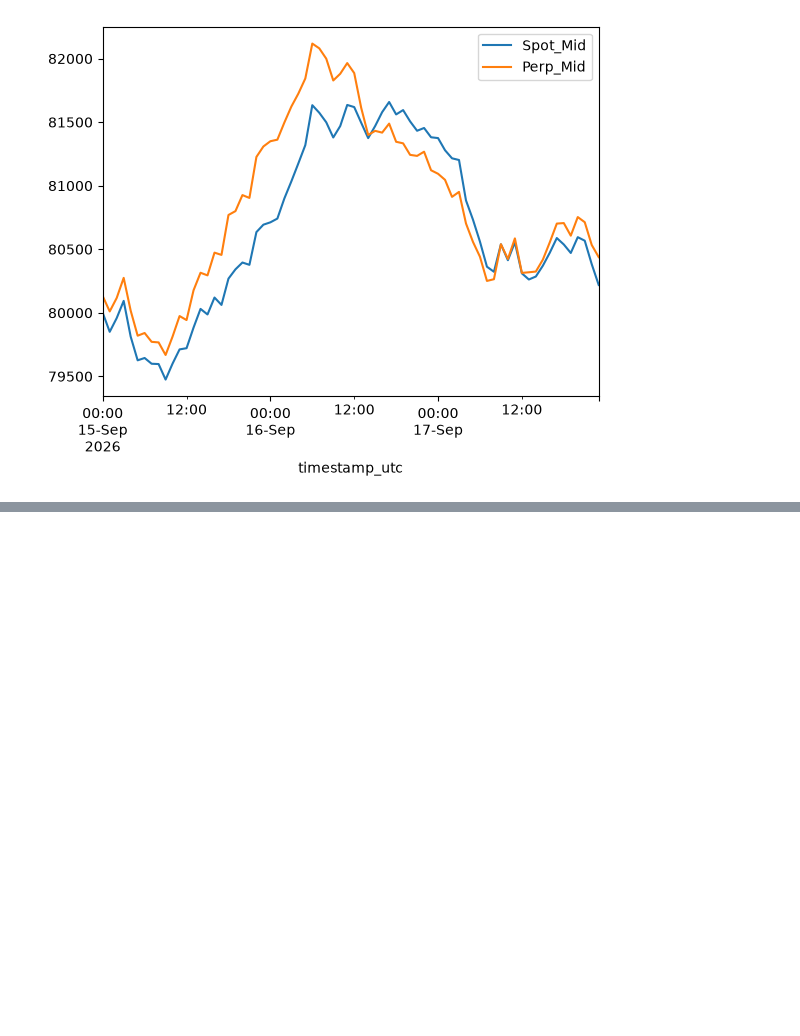
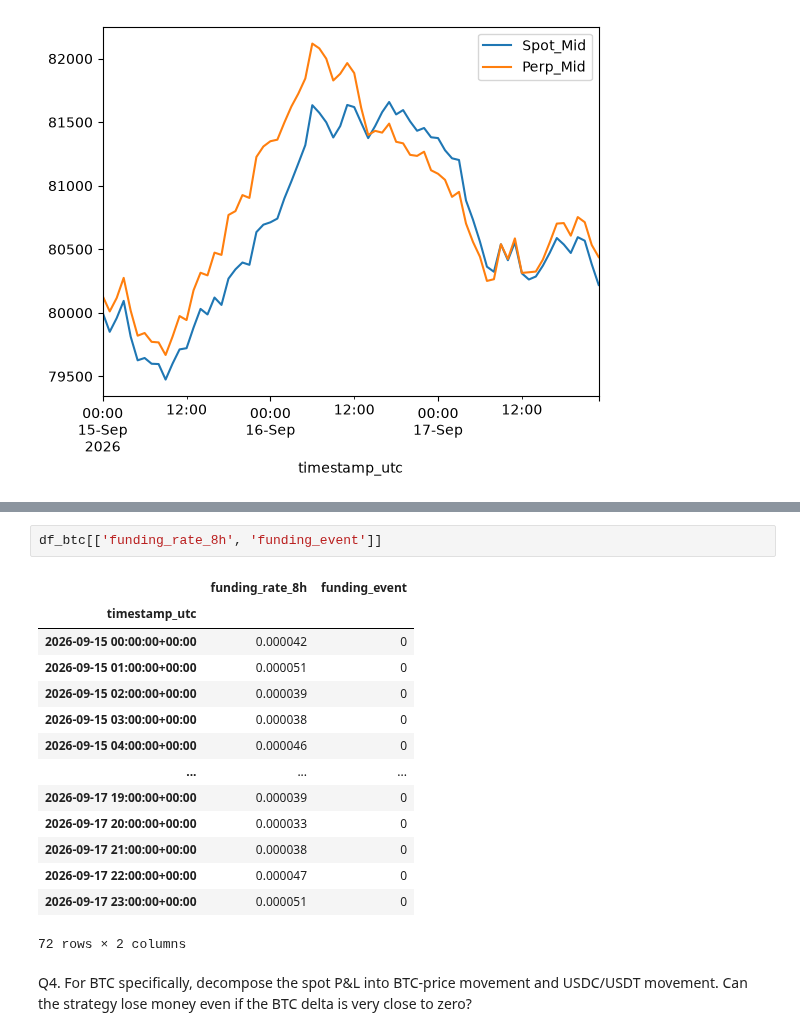
Before and after one commit to aliquid-novi/crypto_research, a Jupyter notebook: Funding Rate Study.ipynb, the cells around one changed output, grey strips where cells are left out. Saved outputs shown, nothing was run; the diff lists cells and outputs as text; blank space fills up the shorter version.

```diff
--- a/Funding Rate Study.ipynb
+++ b/Funding Rate Study.ipynb
@@ -58,0 +83,19 @@ df_btc[['Spot_Mid', 'Perp_Mid']].plot()
+# %%
+df_btc[['funding_rate_8h', 'funding_event']]
+# %% [output]
+|  | funding_rate_8h | funding_event |
+| timestamp_utc |  |  |
+| 2026-09-15 00:00:00+00:00 | 0.000042 | 0 |
+| 2026-09-15 01:00:00+00:00 | 0.000051 | 0 |
+| 2026-09-15 02:00:00+00:00 | 0.000039 | 0 |
+| 2026-09-15 03:00:00+00:00 | 0.000038 | 0 |
+| 2026-09-15 04:00:00+00:00 | 0.000046 | 0 |
+| ... | ... | ... |
+| 2026-09-17 19:00:00+00:00 | 0.000039 | 0 |
+| 2026-09-17 20:00:00+00:00 | 0.000033 | 0 |
+| 2026-09-17 21:00:00+00:00 | 0.000038 | 0 |
+| 2026-09-17 22:00:00+00:00 | 0.000047 | 0 |
+| 2026-09-17 23:00:00+00:00 | 0.000051 | 0 |
+72 rows × 2 columns
+# %% [markdown]
+Q4. For BTC specifically, decompose the spot P&L into BTC-price movement and USDC/USDT movement. Can the strategy lose money even if the BTC delta is very close to zero?
```
Also changed, not shown: parts of 7 cells of this notebook, 21 other files.
